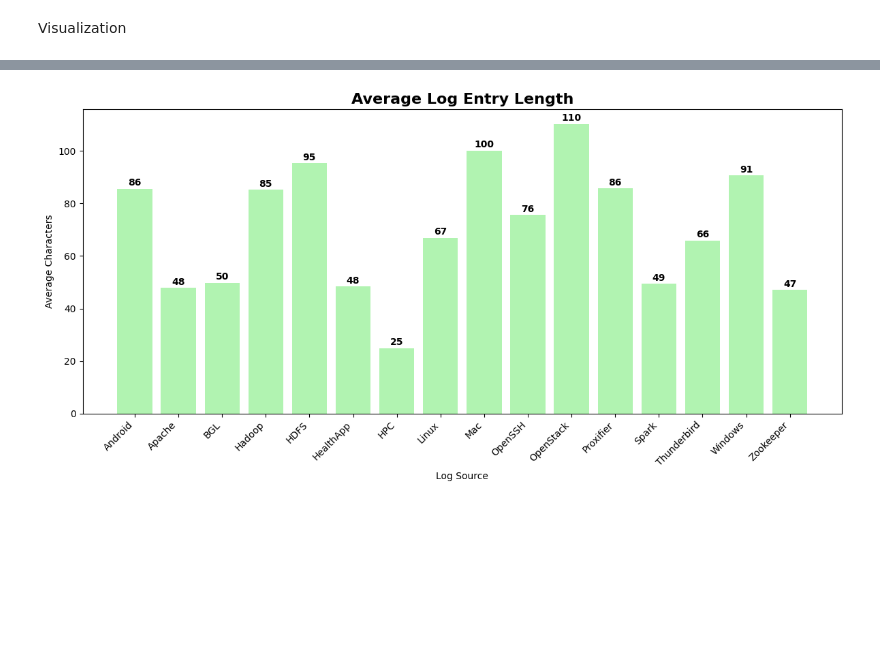
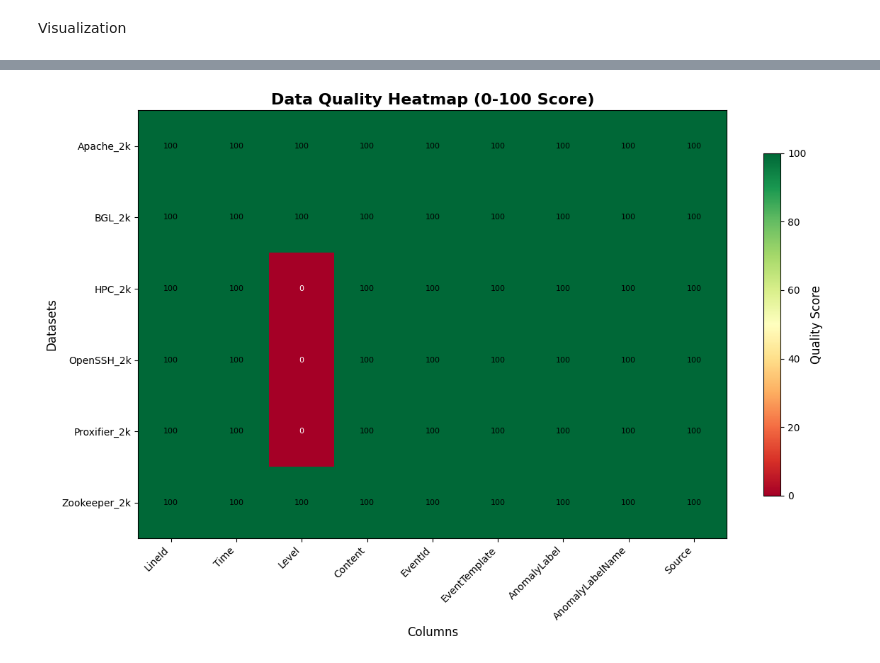
Before and after one commit to krishnasharma4415/log-anomaly-detection, a Jupyter notebook: notebooks/eda.ipynb, the cells around one changed output, grey strips where cells are left out. Drawn from its saved outputs; the diff is of its cells as text; code cells hidden in the pictures; blank space fills up the shorter version.

```diff
--- a/notebooks/eda.ipynb
+++ b/notebooks/eda.ipynb
@@ -22,13 +22,17 @@ PROJECT_ROOT = Path(r"C:\Computer Science\AIMLDL\log-anomaly-detection")
 DATASET_PATH = PROJECT_ROOT / "dataset"
 RAW_DATA_PATH = DATASET_PATH / "raw_data"
 STRUCTURED_DATA_PATH = DATASET_PATH / "structured_data"
+LABELED_DATA_PATH = DATASET_PATH / "labeled_data"
+NORMALIZED_DATA_PATH = LABELED_DATA_PATH / "normalized"
+
+NORMALIZED_DATA_PATH.mkdir(exist_ok=True)
 
 os.environ['HADOOP_HOME'] = 'C:\\hadoop'
 os.environ['PATH'] = f"{os.environ['HADOOP_HOME']}\\bin;{os.environ['PATH']}"
 # %% [markdown]
 Spark Session Initialization
 # %%
-app_name="LogAnomalyEDA"
+app_name = "LabeledLogAnomalyEDA"
 spark = SparkSession.builder \
     .master("local[*]") \
     .config("spark.driver.memory", "10g") \
@@ -48,6 +52,7 @@ spark.sparkContext.setLogLevel("WARN")
 print(f"Spark {spark.version}")
 print(f"Available cores: {spark.sparkContext.defaultParallelism}")
 print(f"Driver memory: {spark.conf.get('spark.driver.memory')}")
+print("Spark session initialized successfully!")
 # %% [output]
 Spark 3.4.1
 Available cores: 20
@@ -546,21 +685,42 @@ if quality_reports:
 # %%
-if content_analyses:
-    avg_lengths = [analysis['content_stats']['avg_length'] for analysis in content_analyses]
-    analysis_names = [analysis['dataset_name'].replace('_2k.log_structured.csv', '')
-                     for analysis in content_analyses]
+if 'labeled_quality_reports' in locals() and labeled_quality_reports:
+    quality_data = []
+    quality_dataset_names = []
+    column_names_for_heatmap = []
 
-    plt.figure(figsize=fig_size)
-    plt.bar(range(len(analysis_names)), avg_lengths, color='lightgreen', alpha=0.7)
-    plt.title('Average Log Entry Length', fontsize=16, fontweight='bold')
-    plt.xlabel('Log Source')
-    plt.ylabel('Average Characters')
-    plt.xticks(range(len(analysis_names)), analysis_names, rotation=45, ha='right')
+    for report in labeled_quality_reports:
+        if report and report['columns']:
+            quality_dataset_names.append(report['dataset_name'].replace('_labeled.csv', ''))
 
-    for i, v in enumerate(avg_lengths):
-        plt.text(i, v + max(avg_lengths)*0.01, f'{v:.0f}', ha='center', fontweight='bold')
+            if not column_names_for_heatmap:
+                column_names_for_heatmap = list(report['columns'].keys())
 
-    plt.tight_layout()
-    plt.show()
+            quality_row = []
+            for col in column_names_for_heatmap:
+                quality_row.append(report['columns'][col]['quality_score'] if col in report['columns'] else 0)
+            quality_data.append(quality_row)
+
+    if quality_data:
+        plt.figure(figsize=(max(12, len(column_names_for_heatmap)), max(8, len(quality_dataset_names))))
+        quality_matrix = np.array(quality_data)
+
+        im = plt.imshow(quality_matrix, cmap='RdYlGn', aspect='auto', vmin=0, vmax=100)
+        plt.title('Data Quality Heatmap (0-100 Score)', fontsize=16, fontweight='bold')
+        plt.xlabel('Columns', fontsize=12)
+        plt.ylabel('Datasets', fontsize=12)
+        plt.xticks(range(len(column_names_for_heatmap)), column_names_for_heatmap, rotation=45, ha='right')
+        plt.yticks(range(len(quality_dataset_names)), quality_dataset_names)
+
+        for i in range(len(quality_dataset_names)):
+            for j in range(len(column_names_for_heatmap)):
+                plt.text(j, i, f'{quality_matrix[i, j]:.0f}', ha="center", va="center",
+                         color="black" if quality_matrix[i, j] > 50 else "white", fontsize=8)
+
+        cbar = plt.colorbar(im, shrink=0.8)
+        cbar.set_label('Quality Score', fontsize=12)
+
+        plt.tight_layout()
+        plt.show()
 # %% [output]
-[figure, old version]
+[figure, new version]
 # %%
```
Also changed, not shown: parts of 20 cells of this notebook, 45 other files.
